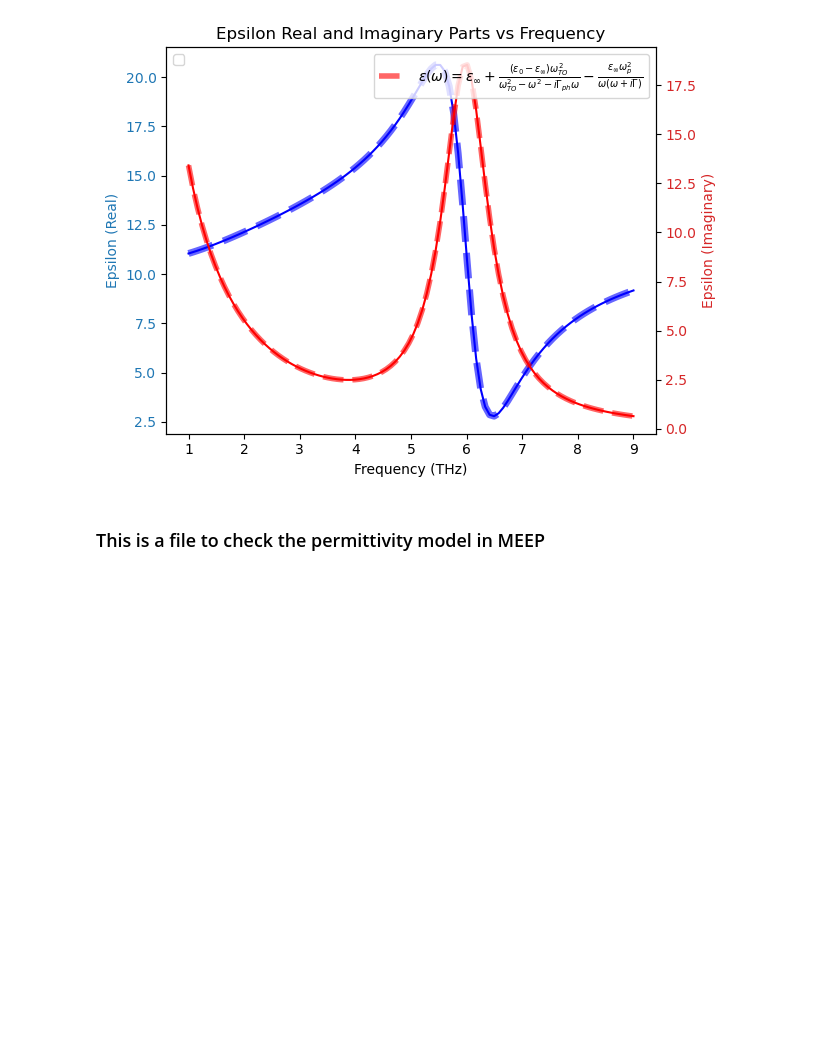
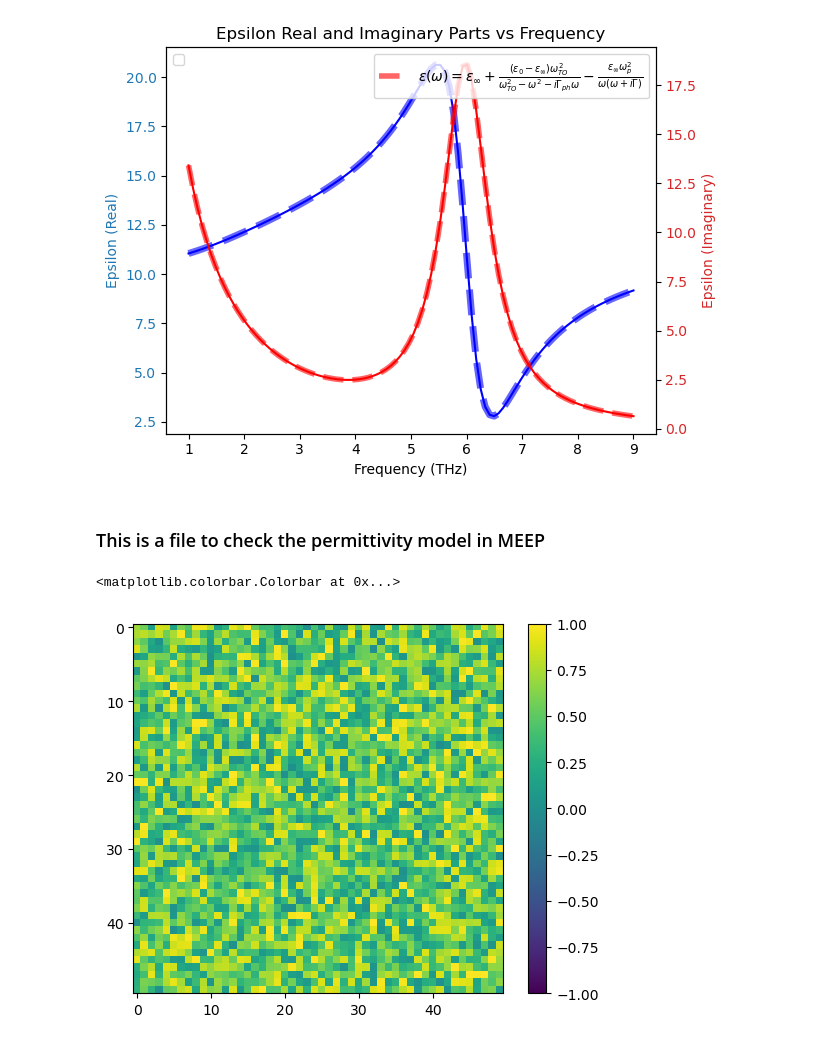
Before and after one commit to KingSpawn15/meep-fields, a Jupyter notebook: drude_lorentz_permittivity_check.ipynb, the cells around one changed output. Cells and saved outputs as stored; diff of their text form; code cells hidden in the pictures; blank space fills up the shorter version.

```diff
--- a/drude_lorentz_permittivity_check.ipynb
+++ b/drude_lorentz_permittivity_check.ipynb
@@ -133,3 +131,10 @@ No artists with labels found to put in legend.  Note that artists whose label st
 [figure]
 # %% [markdown]
 ### This is a file to check the permittivity model in MEEP
+# %%
+test_mat = np.random.rand(50,50)
+plt.imshow(test_mat,clim=(-1,1))
+plt.colorbar()
+# %% [output]
+<matplotlib.colorbar.Colorbar at 0x...>
+[figure, added]
```
Also changed, not shown: parts of 1 cell of this notebook, 3 other files.
